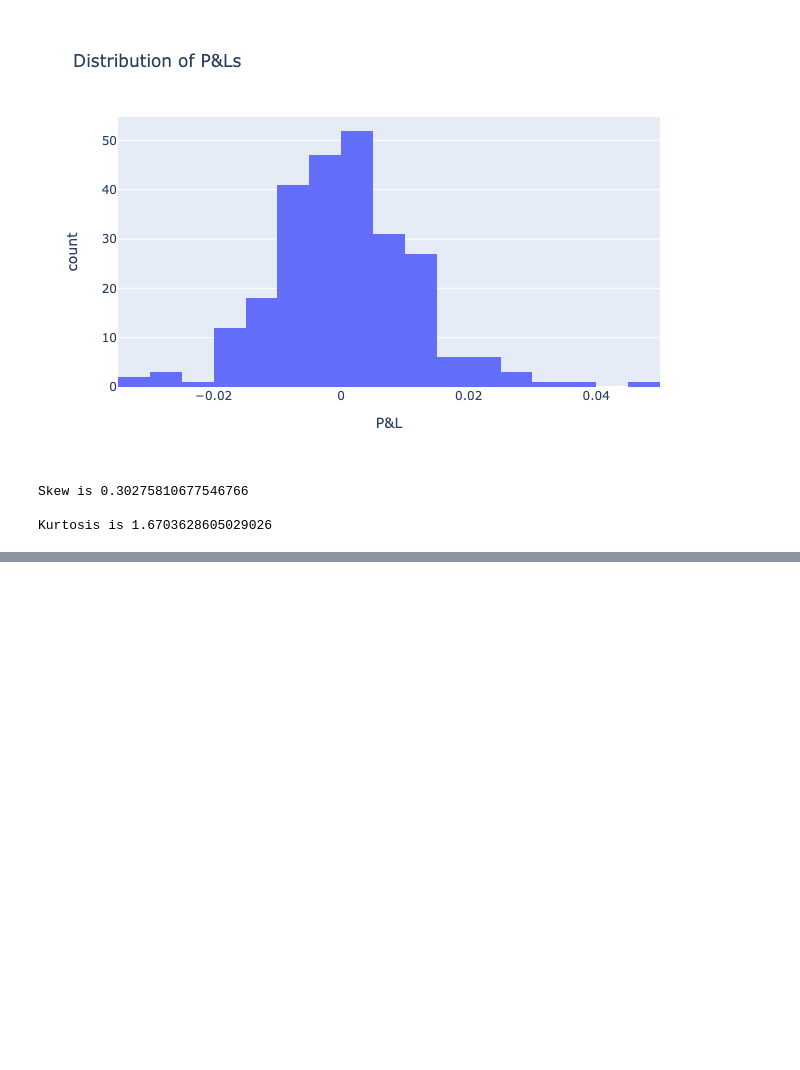
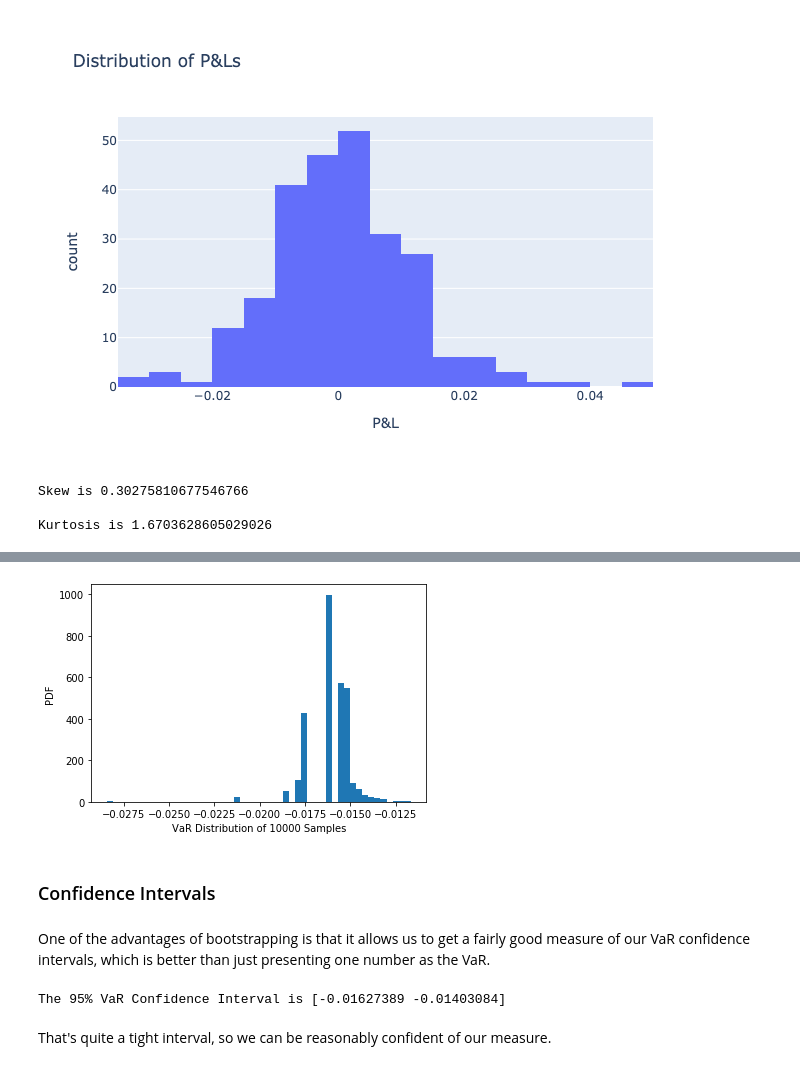
Before and after one commit to matthew-e-thomas/financial-analysis, a Jupyter notebook: Filtered_Historical_VaR.ipynb, the cells around one changed output, grey strips where cells are left out. Saved outputs shown, nothing was run; the diff lists cells and outputs as text; code cells hidden in the pictures; blank space fills up the shorter version.

Commit message:
Added Confidence Intervals

```diff
--- a/Filtered_Historical_VaR.ipynb
+++ b/Filtered_Historical_VaR.ipynb
@@ -160,0 +173,18 @@ fig.show()
+# %%
+_ = plt.hist(bootstrap_returns, bins=50, density=True)
+_ = plt.xlabel('VaR Distribution of 10000 Samples')
+_ = plt.ylabel('PDF')
+plt.show()
+# %% [output]
+[figure, added]
+# %% [markdown]
+### Confidence Intervals
+# %% [markdown]
+One of the advantages of bootstrapping is that it allows us to get a fairly good measure of our VaR confidence intervals, which is better than just presenting one number as the VaR.
+# %%
+conf_intervals = np.percentile(bootstrap_returns, [25, 97.5])
+print(f"The 95% VaR Confidence Interval is {conf_intervals}")
+# %% [output]
+The 95% VaR Confidence Interval is [-0.01627389 -0.01403084]
+# %% [markdown]
+That's quite a tight interval, so we can be reasonably confident of our measure.
```
Also changed, not shown: parts of 9 cells of this notebook.
